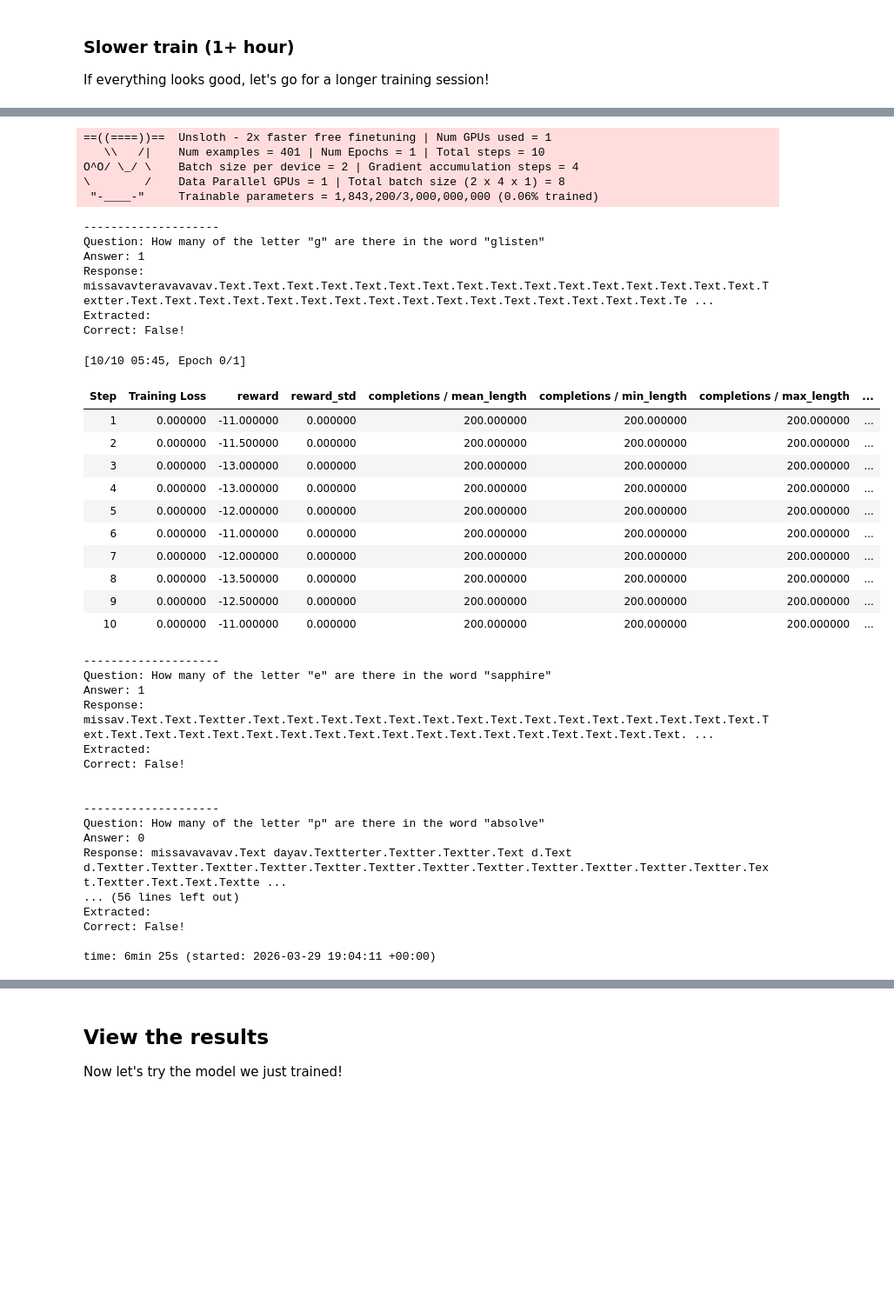
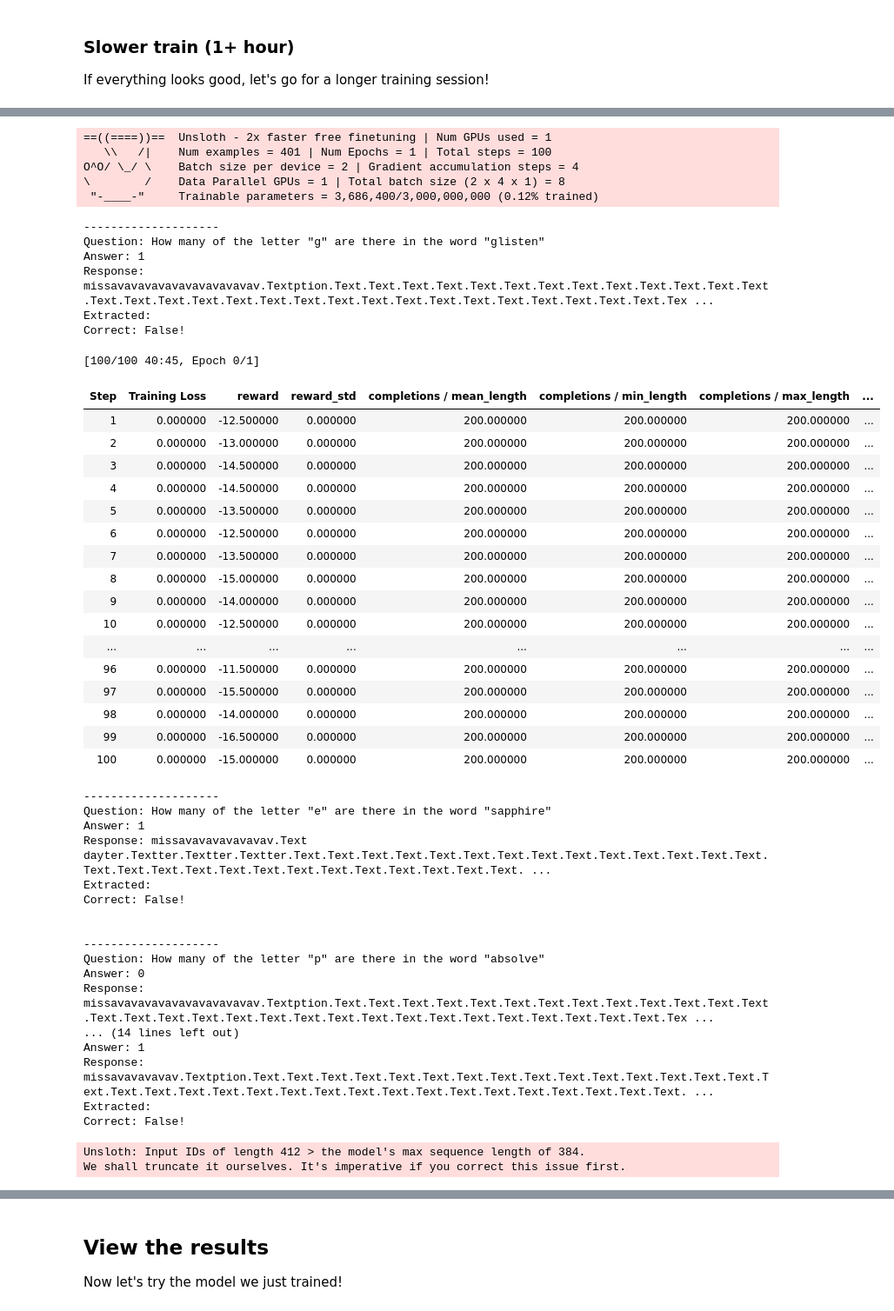
Before and after one commit to sheu/cd13303-genai-c1-classroom, a Jupyter notebook: project/starter/gen_ai_fundamentals_project_starter.ipynb, the cells around one changed output, grey strips where cells are left out. Shown at 87% size. Cells and saved outputs as stored; diff of their text form; code cells hidden in the pictures; blank space fills up the shorter version.

```diff
--- a/project/starter/gen_ai_fundamentals_project_starter.ipynb
+++ b/project/starter/gen_ai_fundamentals_project_starter.ipynb
@@ -119,7 +115,7 @@ model, tokenizer = FastLanguageModel.from_pretrained(
     load_in_4bit=True,  # We'll use quantization!
     fast_inference=False,  # This uses vllm for faster inference
     max_lora_rank=lora_rank,
-    gpu_memory_utilization=0.3,  # You can reduce this if you get an memory error
+    gpu_memory_utilization=0.5,  # You can reduce this if you get an memory error
 )
 
 model = FastLanguageModel.get_peft_model(
@@ -131,6 +127,8 @@ model = FastLanguageModel.get_peft_model(
         # Choose the target modules/adapters for your LoRA model
         "q_proj",   # query projection
         "v_proj",   # value projection
+        "k_proj",
+        "o_proj",
     ],  # skipping all other modules because of memory limitation
     lora_alpha=lora_rank,
     use_gradient_checkpointing="unsloth",  # Unsloth enables longer contexts
@@ -230,7 +226,17 @@ Now let's work on the system prompt to help the model break this problem down in
 # TODO: Fill in the missing parts marked with **********
 
 # Use a CoT prompt with at least one example
-SYSTEM_PROMPT = """You are a careful assistant. When asked to count letters in a word, first write the word as separate letters, then count the requested letter one position at a time, then give the final answer. Do not guess."""
+SYSTEM_PROMPT = """You are a precise assistant. For questions about counting letters:
+1. Rewrite the word as a sequence of individual letters.
+2. Check each letter one by one.
+3. Count only exact matches to the requested letter.
+4. Then provide the final answer.
+For your example, the ideal reasoning path is:
+engage = e, n, g, a, g, e
+'g' appears in index 2 and 4 using 0 based index
+Final answer: 2
+Never answer from intuition alone.
+"""
 
 
 USER_PROMPT = 'How many of the letter "g" are there in the word "engage"'
@@ -427,7 +439,7 @@ import re
 from datasets import load_dataset, Dataset
 
 # Simple CoT prompt (zero-shot)
-SYSTEM_PROMPT = """
+SYSTEM_PROMPT = SYSTEM_PROMPT + """
 Respond in the following format:
 <reasoning>
 Counting the number of [letter_to_count]'s in the word [word]
@@ -907,11 +919,15 @@ def format_reward_func(completions, **kwargs) -> list[float]:
         # If it matches, return 0.5, otherwise return 0.0
         if match:
             reward += 0.5
+        else:
+            reward -= 1 # massive penalty for incorrect format
 
         extracted_answer = extract_xml_answer(response)
 
         if extracted_answer.isdigit():
             reward += 0.5
+        else:
+            reward -= 0.5
 
         res.append(reward)
     return res
@@ -1176,52 +1191,58 @@ If everything looks good, let's go for a longer training session!
 # to see what happens, but that's beyond the scope of this project.
 # TODO: Fill out the areas where you find **********
 
 # Full training
 training_args = GRPOConfig(
     **COMMON_GRPO_TRAINING_PARAMS,
     # Configure the maximum number of steps to take about 30mins of time for
     # a medium-sized experiment. (See how long the previous example took and
     # scale up appropriately using your best guess.)
-    max_steps=10,  # ~60min
+    max_steps=100,  # ~60min
 )
 trainer = GRPOTrainer(
     model=model,
     processing_class=tokenizer,
     reward_funcs=REWARD_FUNCS,
     args=training_args,
     train_dataset=ds,
 )
 trainer_res = trainer.train()
 # %% [output]
 Unsloth: We now expect `per_device_train_batch_size` to be a multiple of `num_generations`.
 We will change the batch size of 1 to the `num_generations` of 2
 ==((====))==  Unsloth - 2x faster free finetuning | Num GPUs used = 1
-   \\   /|    Num examples = 401 | Num Epochs = 1 | Total steps = 10
+   \\   /|    Num examples = 401 | Num Epochs = 1 | Total steps = 100
 O^O/ \_/ \    Batch size per device = 2 | Gradient accumulation steps = 4
 \        /    Data Parallel GPUs = 1 | Total batch size (2 x 4 x 1) = 8
- "-____-"     Trainable parameters = 1,843,200/3,000,000,000 (0.06% trained)
+ "-____-"     Trainable parameters = 3,686,400/3,000,000,000 (0.12% trained)
 --------------------
 Question: How many of the letter "g" are there in the word "glisten"
 Answer: 1
-Response: missavavteravavavav.Text.Text.Text.Text.Text.Text.Text.Text.Text.Text.Text.Text.Text.Text.Text.Text.Textter.Text.Text.Text.Text.Text.Text.Text.Text.Text.Text.Text.Text.Text.Text.Text.Text.Te ...
+Response: missavavavavavavavavavavav.Textption.Text.Text.Text.Text.Text.Text.Text.Text.Text.Text.Text.Text.Text.Text.Text.Text.Text.Text.Text.Text.Text.Text.Text.Text.Text.Text.Text.Text.Text.Text.Tex ...
 Extracted:
 Correct: False!
-[10/10 05:45, Epoch 0/1]
+[100/100 40:45, Epoch 0/1]
 | Step | Training Loss | reward | reward_std | completions / mean_length | completions / min_length | completions / max_length | ... |
-| 1 | 0.000000 | -11.000000 | 0.000000 | 200.000000 | 200.000000 | 200.000000 | ... |
-| 2 | 0.000000 | -11.500000 | 0.000000 | 200.000000 | 200.000000 | 200.000000 | ... |
-| 3 | 0.000000 | -13.000000 | 0.000000 | 200.000000 | 200.000000 | 200.000000 | ... |
-| 4 | 0.000000 | -13.000000 | 0.000000 | 200.000000 | 200.000000 | 200.000000 | ... |
-| 5 | 0.000000 | -12.000000 | 0.000000 | 200.000000 | 200.000000 | 200.000000 | ... |
-| 6 | 0.000000 | -11.000000 | 0.000000 | 200.000000 | 200.000000 | 200.000000 | ... |
-| 7 | 0.000000 | -12.000000 | 0.000000 | 200.000000 | 200.000000 | 200.000000 | ... |
-| 8 | 0.000000 | -13.500000 | 0.000000 | 200.000000 | 200.000000 | 200.000000 | ... |
-| 9 | 0.000000 | -12.500000 | 0.000000 | 200.000000 | 200.000000 | 200.000000 | ... |
-| 10 | 0.000000 | -11.000000 | 0.000000 | 200.000000 | 200.000000 | 200.000000 | ... |
+| 1 | 0.000000 | -12.500000 | 0.000000 | 200.000000 | 200.000000 | 200.000000 | ... |
+| 2 | 0.000000 | -13.000000 | 0.000000 | 200.000000 | 200.000000 | 200.000000 | ... |
+| 3 | 0.000000 | -14.500000 | 0.000000 | 200.000000 | 200.000000 | 200.000000 | ... |
+| 4 | 0.000000 | -14.500000 | 0.000000 | 200.000000 | 200.000000 | 200.000000 | ... |
+| 5 | 0.000000 | -13.500000 | 0.000000 | 200.000000 | 200.000000 | 200.000000 | ... |
+| 6 | 0.000000 | -12.500000 | 0.000000 | 200.000000 | 200.000000 | 200.000000 | ... |
+| 7 | 0.000000 | -13.500000 | 0.000000 | 200.000000 | 200.000000 | 200.000000 | ... |
+| 8 | 0.000000 | -15.000000 | 0.000000 | 200.000000 | 200.000000 | 200.000000 | ... |
+| 9 | 0.000000 | -14.000000 | 0.000000 | 200.000000 | 200.000000 | 200.000000 | ... |
+| 10 | 0.000000 | -12.500000 | 0.000000 | 200.000000 | 200.000000 | 200.000000 | ... |
+| ... | ... | ... | ... | ... | ... | ... | ... |
+| 96 | 0.000000 | -11.500000 | 0.000000 | 200.000000 | 200.000000 | 200.000000 | ... |
+| 97 | 0.000000 | -15.500000 | 0.000000 | 200.000000 | 200.000000 | 200.000000 | ... |
+| 98 | 0.000000 | -14.000000 | 0.000000 | 200.000000 | 200.000000 | 200.000000 | ... |
+| 99 | 0.000000 | -16.500000 | 0.000000 | 200.000000 | 200.000000 | 200.000000 | ... |
+| 100 | 0.000000 | -15.000000 | 0.000000 | 200.000000 | 200.000000 | 200.000000 | ... |
 --------------------
 Question: How many of the letter "e" are there in the word "sapphire"
 Answer: 1
-Response: missav.Text.Text.Textter.Text.Text.Text.Text.Text.Text.Text.Text.Text.Text.Text.Text.Text.Text.Text.Text.Text.Text.Text.Text.Text.Text.Text.Text.Text.Text.Text.Text.Text.Text.Text.Text.Text. ...
+Response: missavavavavavavav.Text dayter.Textter.Textter.Textter.Text.Text.Text.Text.Text.Text.Text.Text.Text.Text.Text.Text.Text.Text.Text.Text.Text.Text.Text.Text.Text.Text.Text.Text.Text.Text.Text. ...
 Extracted:
 Correct: False!
 
@@ -1229,9 +1250,11 @@ Correct: False!
 --------------------
 Question: How many of the letter "p" are there in the word "absolve"
 Answer: 0
-Response: missavavavav.Text dayav.Textterter.Textter.Textter.Text d.Text d.Textter.Textter.Textter.Textter.Textter.Textter.Textter.Textter.Textter.Textter.Textter.Textter.Text.Textter.Text.Text.Textte ...
-... (56 lines left out)
+Response: missavavavavavavavavavavav.Textption.Text.Text.Text.Text.Text.Text.Text.Text.Text.Text.Text.Text.Text.Text.Text.Text.Text.Text.Text.Text.Text.Text.Text.Text.Text.Text.Text.Text.Text.Text.Tex ...
+... (14 lines left out)
+Answer: 1
+Response: missavavavavav.Textption.Text.Text.Text.Text.Text.Text.Text.Text.Text.Text.Text.Text.Text.Text.Text.Text.Text.Text.Text.Text.Text.Text.Text.Text.Text.Text.Text.Text.Text.Text.Text.Text.Text. ...
 Extracted:
 Correct: False!
-
-time: 6min 25s (started: 2026-03-29 19:04:11 +00:00)
+Unsloth: Input IDs of length 412 > the model's max sequence length of 384.
+We shall truncate it ourselves. It's imperative if you correct this issue first.
```
Also changed, not shown: parts of 30 cells of this notebook.
